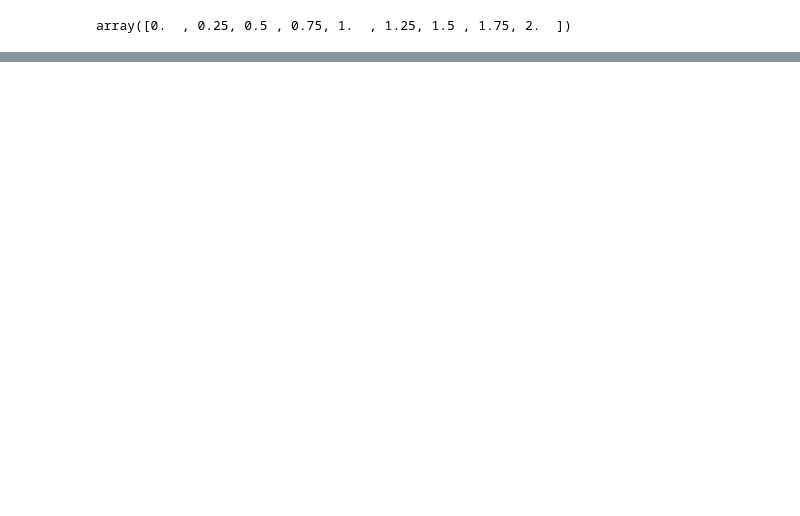
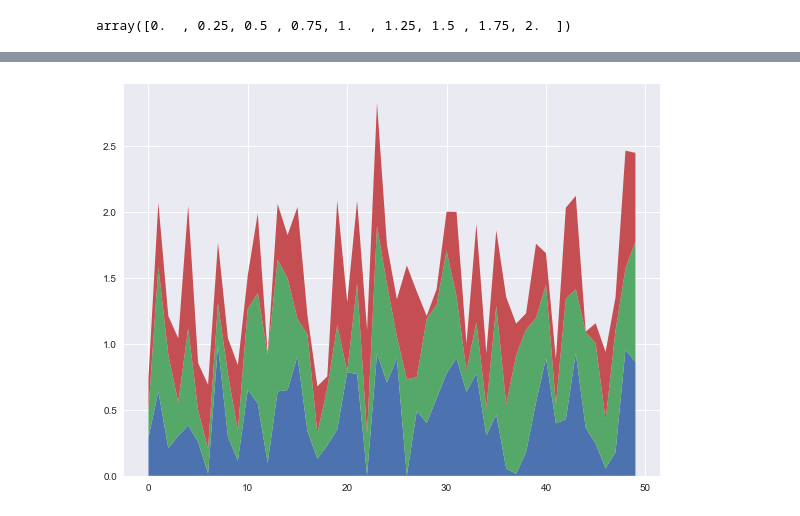
Before and after one commit to data-octo/python_beginner_advanced, a Jupyter notebook: 7 python for data science.ipynb, the cells around one changed output, grey strips where cells are left out. Drawn from its saved outputs; the diff is of its cells as text; code cells hidden in the pictures; blank space fills up the shorter version.

```diff
--- a/7 python for data science.ipynb
+++ b/7 python for data science.ipynb
@@ -147,0 +165,18 @@ plt.show()
+# %%
+import matplotlib as mpl
+import matplotlib.pyplot as plt
+import numpy as np
+
+mpl.style.use('seaborn')
+
+X = np.arange(50)
+Y1 = np.random.random((50))
+Y2 = np.random.random((50))
+Y3 = np.random.random((50))
+
+plt.figure(figsize=(9.6, 7.2))
+plt.stackplot(X, Y1, Y2, Y3)
+
+plt.show()
+# %% [output]
+[figure, added]
```
Also changed, not shown: parts of 5 cells of this notebook, 3 other files.
